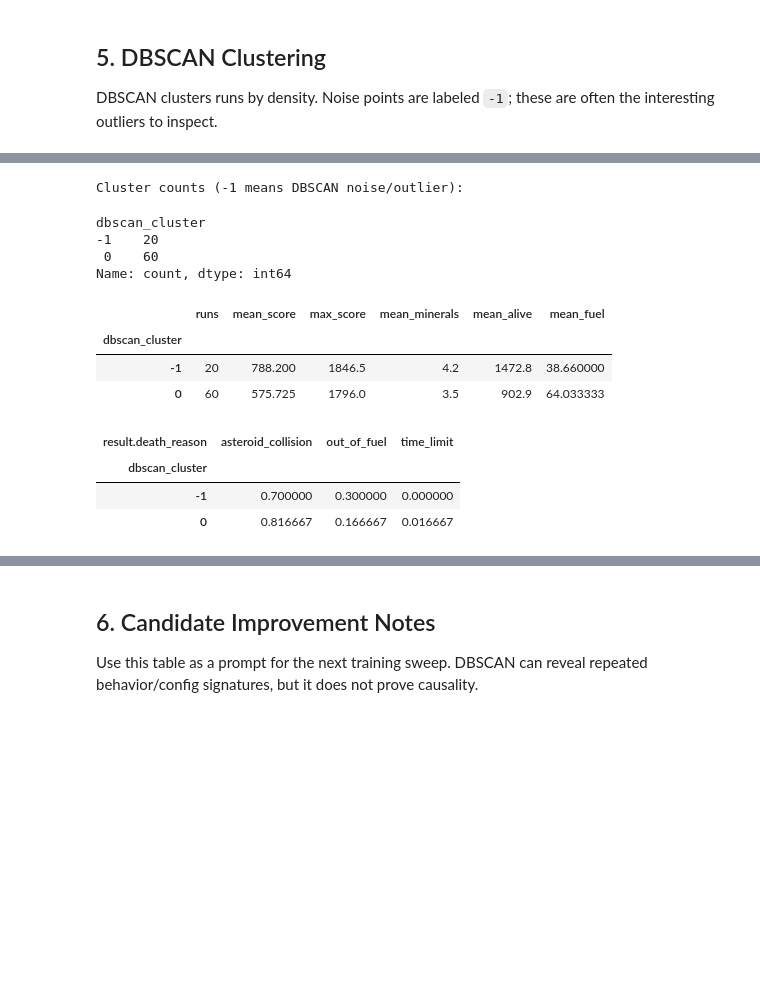
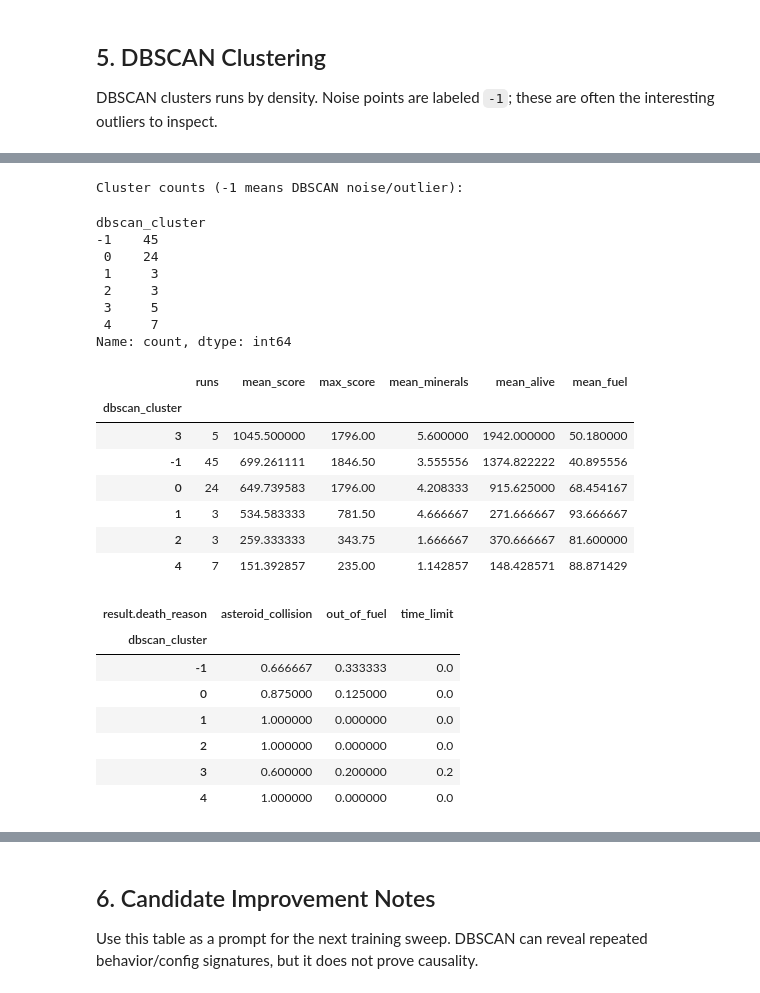
Before and after one commit to Sui-nyan/Soft-Computing, a Jupyter notebook: AS4_space-miner/test_artifact_analysis.ipynb, the cells around one changed output, grey strips where cells are left out. Saved outputs shown, nothing was run; the diff lists cells and outputs as text; code cells hidden in the pictures; blank space fills up the shorter version.

```diff
--- a/AS4_space-miner/test_artifact_analysis.ipynb
+++ b/AS4_space-miner/test_artifact_analysis.ipynb
@@ -467,38 +467,50 @@ Adjust EPS in the next cell if the clustering is too coarse or too noisy.
 # %%
-dbscan = DBSCAN(eps=EPS, min_samples=MIN_SAMPLES)
+dbscan = DBSCAN(eps=2, min_samples=MIN_SAMPLES)
 labels = dbscan.fit_predict(X)
 clustered = df.copy()
 clustered["dbscan_cluster"] = labels
 
 print("Cluster counts (-1 means DBSCAN noise/outlier):")
 display(clustered["dbscan_cluster"].value_counts().sort_index())
 
 summary = clustered.groupby("dbscan_cluster").agg(
     runs=("test_number", "count"),
     mean_score=("result.final_score", "mean"),
     max_score=("result.final_score", "max"),
     mean_minerals=("result.minerals_gathered", "mean"),
     mean_alive=("result.time_alive", "mean"),
     mean_fuel=("result.fuel_remaining", "mean"),
 ).sort_values("mean_score", ascending=False)
 display(summary)
 
 if "result.death_reason" in clustered.columns:
     display(pd.crosstab(clustered["dbscan_cluster"], clustered["result.death_reason"], normalize="index"))
 # %% [output]
 Cluster counts (-1 means DBSCAN noise/outlier):
 dbscan_cluster
--1    20
- 0    60
+-1    45
+ 0    24
+ 1     3
+ 2     3
+ 3     5
+ 4     7
 Name: count, dtype: int64
 |  | runs | mean_score | max_score | mean_minerals | mean_alive | mean_fuel |
 | dbscan_cluster |  |  |  |  |  |  |
-| -1 | 20 | 788.200 | 1846.5 | 4.2 | 1472.8 | 38.660000 |
-| 0 | 60 | 575.725 | 1796.0 | 3.5 | 902.9 | 64.033333 |
+| 3 | 5 | 1045.500000 | 1796.00 | 5.600000 | 1942.000000 | 50.180000 |
+| -1 | 45 | 699.261111 | 1846.50 | 3.555556 | 1374.822222 | 40.895556 |
+| 0 | 24 | 649.739583 | 1796.00 | 4.208333 | 915.625000 | 68.454167 |
+| 1 | 3 | 534.583333 | 781.50 | 4.666667 | 271.666667 | 93.666667 |
+| 2 | 3 | 259.333333 | 343.75 | 1.666667 | 370.666667 | 81.600000 |
+| 4 | 7 | 151.392857 | 235.00 | 1.142857 | 148.428571 | 88.871429 |
 | result.death_reason | asteroid_collision | out_of_fuel | time_limit |
 | dbscan_cluster |  |  |  |
-| -1 | 0.700000 | 0.300000 | 0.000000 |
-| 0 | 0.816667 | 0.166667 | 0.016667 |
+| -1 | 0.666667 | 0.333333 | 0.0 |
+| 0 | 0.875000 | 0.125000 | 0.0 |
+| 1 | 1.000000 | 0.000000 | 0.0 |
+| 2 | 1.000000 | 0.000000 | 0.0 |
+| 3 | 0.600000 | 0.200000 | 0.2 |
+| 4 | 1.000000 | 0.000000 | 0.0 |
 # %%
 if min(X.shape) >= 3:
     pca = PCA(n_components=3, random_state=0)
```
Also changed, not shown: parts of 9 cells of this notebook, 5 other files.
